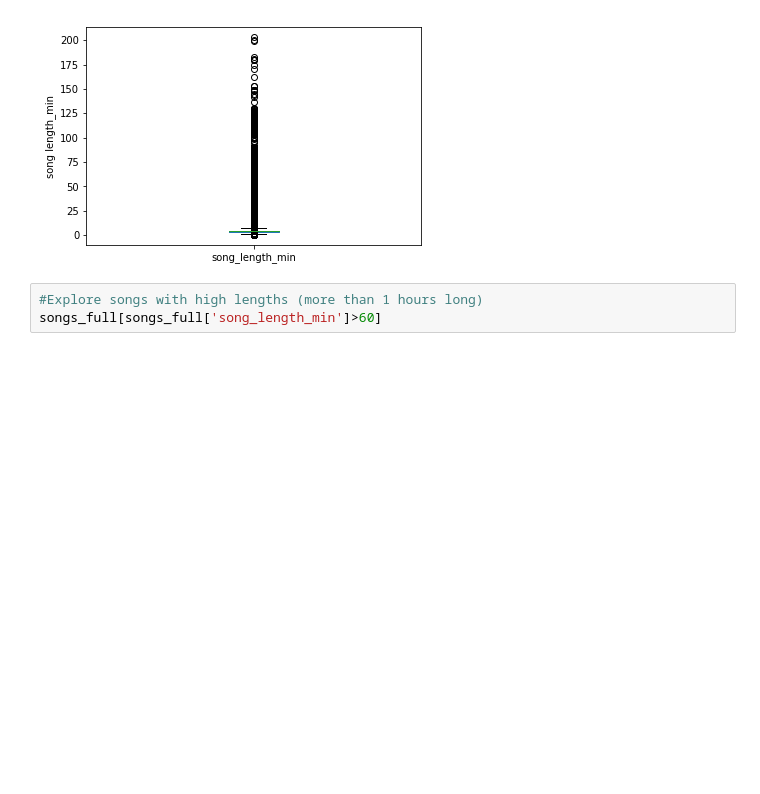
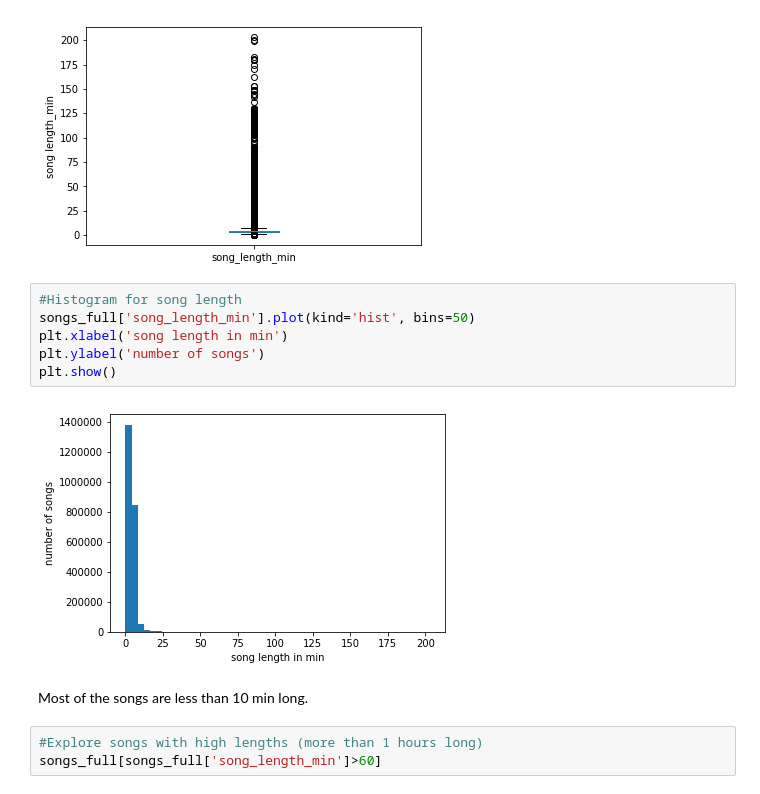
Before and after one commit to avilvil/capstone-project, a Jupyter notebook: data_wrangling_songs.ipynb, the cells around one changed output. Cells and saved outputs as stored; diff of their text form; blank space fills up the shorter version.

```diff
--- a/data_wrangling_songs.ipynb
+++ b/data_wrangling_songs.ipynb
@@ -172,6 +178,16 @@ plt.ylabel('song length_min')
 plt.show()
 # %% [output]
 [figure]
+# %%
+#Histogram for song length
+songs_full['song_length_min'].plot(kind='hist', bins=50)
+plt.xlabel('song length in min')
+plt.ylabel('number of songs')
+plt.show()
+# %% [output]
+[figure, added]
+# %% [markdown]
+Most of the songs are less than 10 min long.
 # %%
 #Explore songs with high lengths (more than 1 hours long)
 songs_full[songs_full['song_length_min']>60]
```
Also changed, not shown: parts of 4 cells of this notebook.
